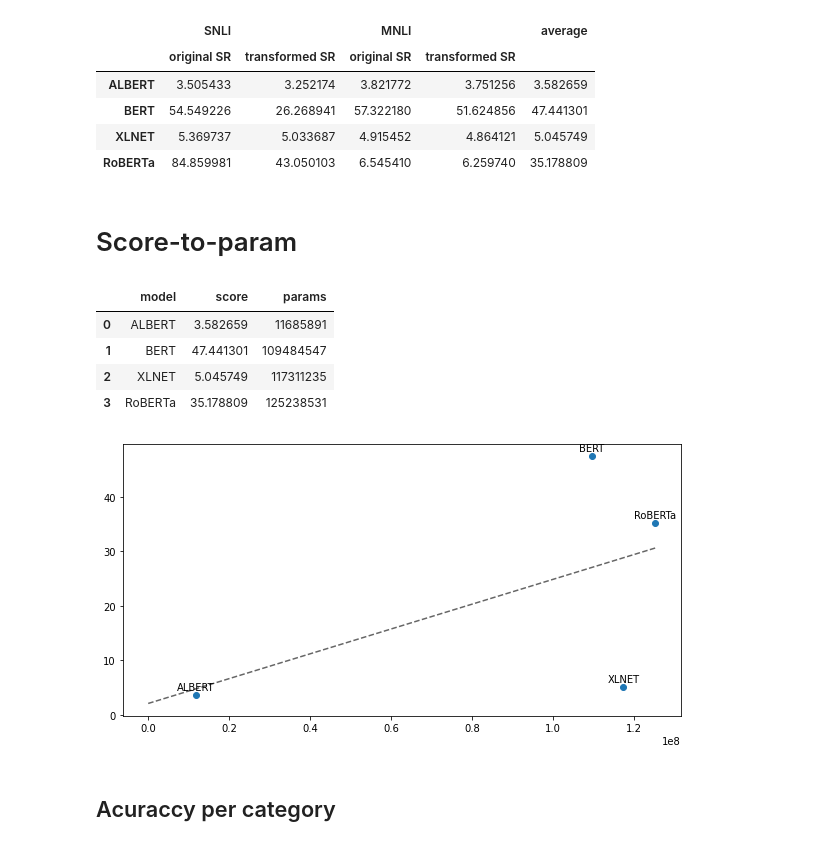
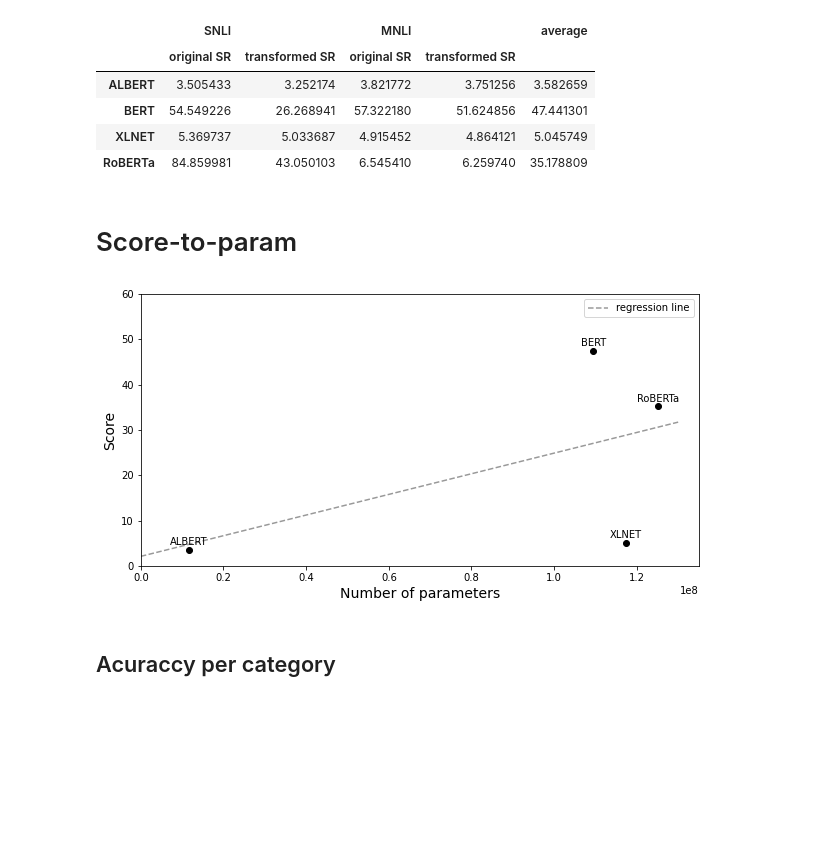
Before and after one commit to lukewanless/looking-for-equivalences, a Jupyter notebook: src/analysis1_quantitative_results.ipynb, the cells around one changed output. Saved outputs shown, nothing was run; the diff lists cells and outputs as text; code cells hidden in the pictures; blank space fills up the shorter version.

Commit message:
add score plot

```diff
--- a/src/analysis1_quantitative_results.ipynb
+++ b/src/analysis1_quantitative_results.ipynb
@@ -1341,48 +1341,48 @@ score.index.name = "model"
 score = score.reset_index()
 score.loc[:, "params"] = n_params
 display(Markdown("# Score-to-param"))
-display(HTML(score.to_html()))
 
 
 # using some dummy data for this example
 xs = score.params.values
 ys = score.score.values
 labels = score.model.values
 
 import statsmodels.formula.api as smf
 mod = smf.ols(formula='score ~ params', data=score)
 res = mod.fit()
 beta0, beta1 = res.params
 
 f = lambda x: beta1*x + beta0
-x = np.linspace(0, 125238531, 100)
+x = np.linspace(0, 1.3e8, 100)
 y = f(x)
 
 fig, ax = plt.subplots(figsize=(10,5))
 
 # plot the chart
-ax.plot(x, y, color="k", linestyle="--", alpha=0.6)
-ax.scatter(xs,ys)
+ax.plot(x, y, color="k", linestyle="--", alpha=0.4, label="regression line")
+ax.scatter(xs,ys, color="k")
 # zip joins x and y coordinates in pairs
 for x,y,label in zip(xs,ys, labels):
-
 
     # this method is called for each point
     ax.annotate(label, # this is the text
                  (x,y), # this is the point to label
                  textcoords="offset points", # how to position the text
                  xytext=(0,5), # distance from text to points (x,y)
-                 ha='center') # horizontal alignment can be left, right or center
+                 ha='center', # horizontal alignment can be left, right or center
+                 color="k")
 
-plt.show()
+
+ax.set(xlim=(0, 1.35e8), ylim=(0, 60))
+ax.set_xlabel("Number of parameters", fontsize=14);
+ax.set_ylabel("Score", fontsize=14);
+ax.legend(loc="best");
+
+fig.savefig('figs/paper/score_params.png', bbox_inches=None, pad_inches=0.5)
 # %% [output]
 # Score-to-param
-|  | model | score | params |
-| 0 | ALBERT | 3.582659 | 11685891 |
-| 1 | BERT | 47.441301 | 109484547 |
-| 2 | XLNET | 5.045749 | 117311235 |
-| 3 | RoBERTa | 35.178809 | 125238531 |
-[figure, old version]
+[figure, new version]
 # %% [markdown]
 ## Acuraccy per category
 # %% [markdown]
```
Also changed, not shown: 1 other file.
